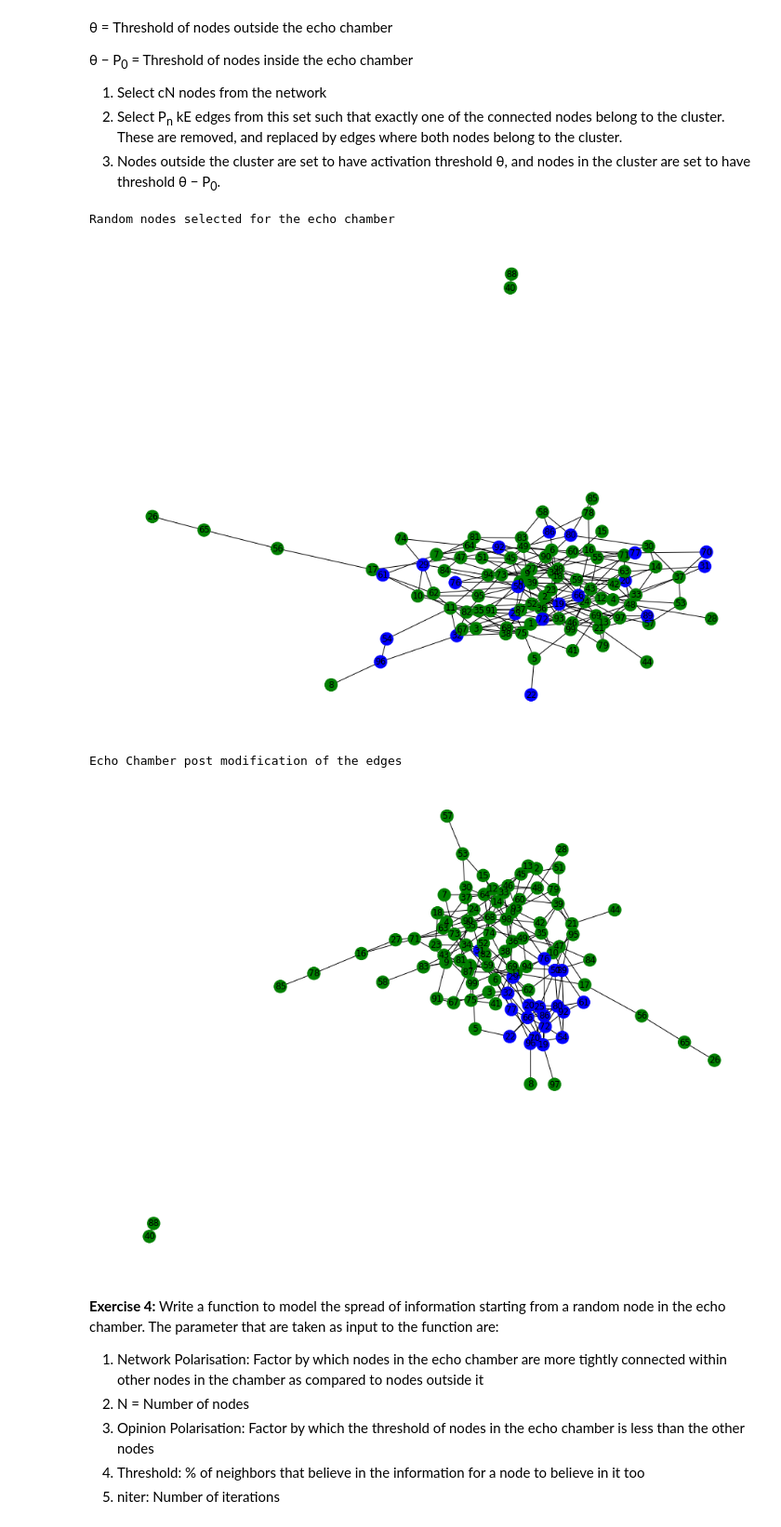
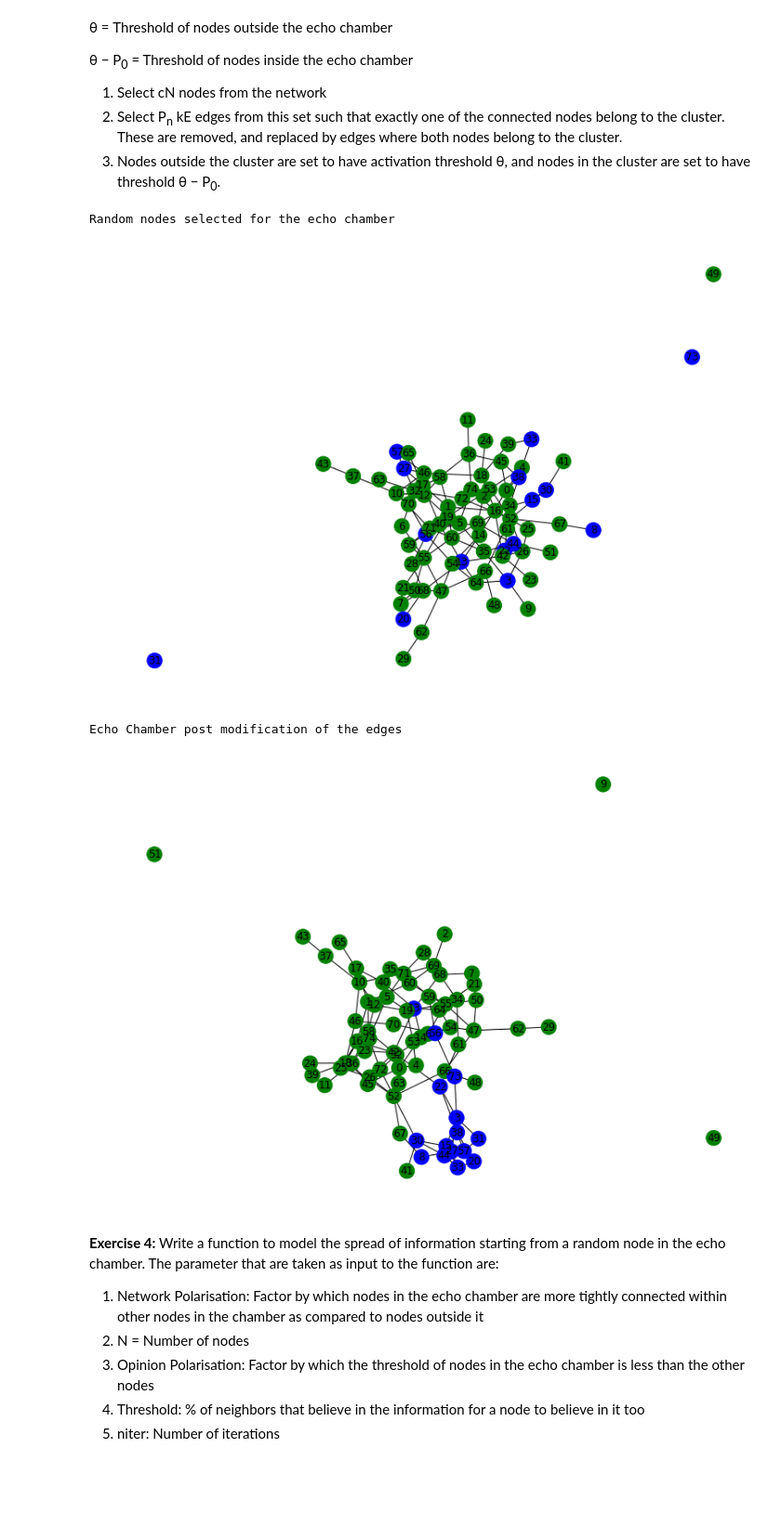
Before and after one commit to asrayousuf/InformationDiffusion, a Jupyter notebook: notebooks/Part-3-EchoChamberEffect.ipynb, the cells around one changed output. Shown: that part at 93% size. Saved outputs shown, nothing was run; the diff lists cells and outputs as text; code cells hidden in the pictures; blank space fills up the shorter version.

```diff
--- a/notebooks/Part-3-EchoChamberEffect.ipynb
+++ b/notebooks/Part-3-EchoChamberEffect.ipynb
@@ -113,18 +114,23 @@ def create_echo_chamber(G, nw_polarisation, opinion_polarisation, viz =0):
         draw_echo_chamber(G, echo_chamber)
     return G, echo_chamber
 # %%
-G = nx.erdos_renyi_graph(100, 0.04)
+G = nx.erdos_renyi_graph(75, 0.04)
 status = 'healthy'
 threshold = 0.27
 nx.set_node_attributes(G, status, 'status')
 nx.set_node_attributes(G, threshold, 'threshold')
 
+fig_size = plt.rcParams["figure.figsize"]
+fig_size[0] = 10
+fig_size[1] = 7
+plt.rcParams["figure.figsize"] = fig_size
+
 grph, ec = create_echo_chamber(G, 0.6, 0.05, 1)
 # %% [output]
 Random nodes selected for the echo chamber
-[figure, old version]
+[figure, new version]
 Echo Chamber post modification of the edges
-[figure, old version]
+[figure, new version]
 # %% [markdown]
 **Exercise 4:** Write a function to model the spread of information starting from a random node in the echo chamber. The parameter that are taken as input to the function are:
 1. Network Polarisation: Factor by which nodes in the echo chamber are more tightly connected within other nodes in the chamber as compared to nodes outside it
```
Also changed, not shown: parts of 6 cells of this notebook, 1 other file.
